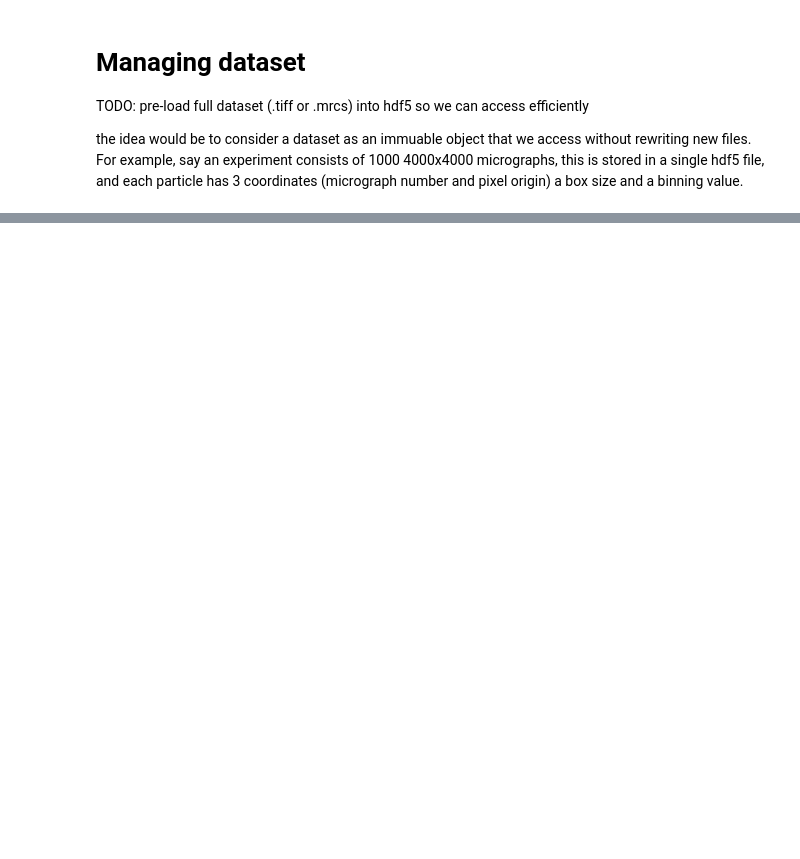
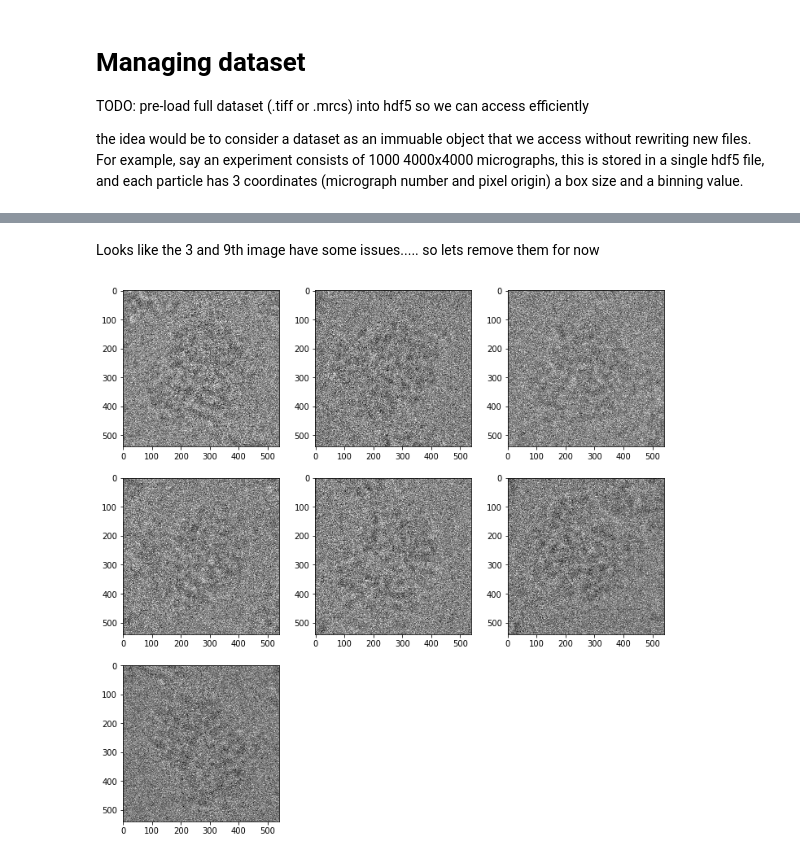
Before and after one commit to slaclab/cryoEM-notebooks, a Jupyter notebook: notebooks/Simple IO and Visualisation.ipynb, the cells around one changed output, grey strips where cells are left out. Saved outputs shown, nothing was run; the diff lists cells and outputs as text; code cells hidden in the pictures; blank space fills up the shorter version.

```diff
--- a/notebooks/Simple IO and Visualisation.ipynb
+++ b/notebooks/Simple IO and Visualisation.ipynb
@@ -41,0 +61,12 @@ data.shape
+# %% [markdown]
+Looks like the 3 and 9th image have some issues..... so lets remove them for now
+# %%
+FILTERED_PARTICLES = np.delete( PARTICLES, [8,2], axis=0 )
+FILTERED_PARTICLES.shape
+fig = plt.figure(figsize=(12, 12))
+for i in range( 0, FILTERED_PARTICLES.shape[0] ):
+    fig.add_subplot( 3, 3, i+1 )
+    plt.imshow( FILTERED_PARTICLES[i], cmap='Greys' )
+plt.show()
+# %% [output]
+[figure, added]
```
Also changed, not shown: parts of 22 cells of this notebook.
